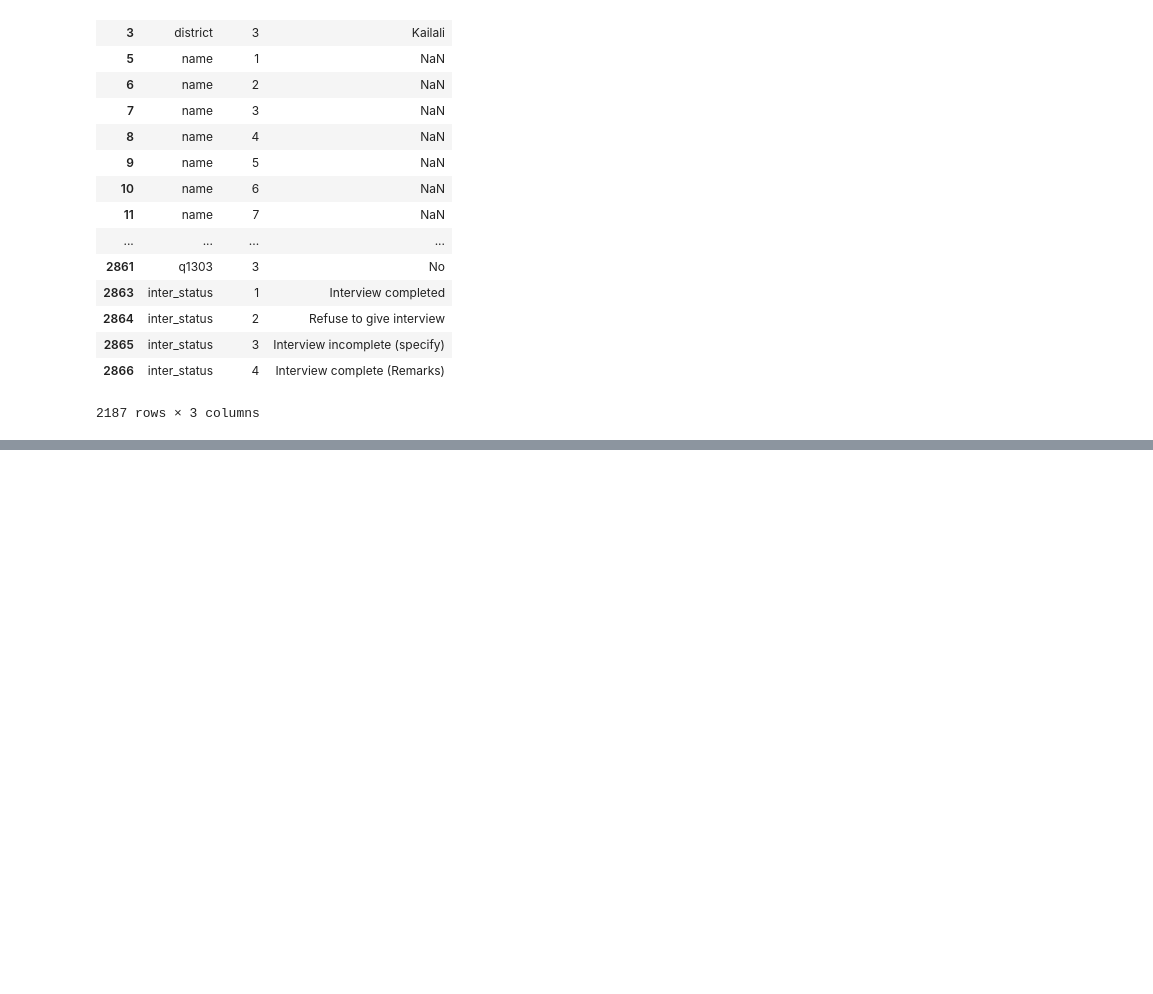
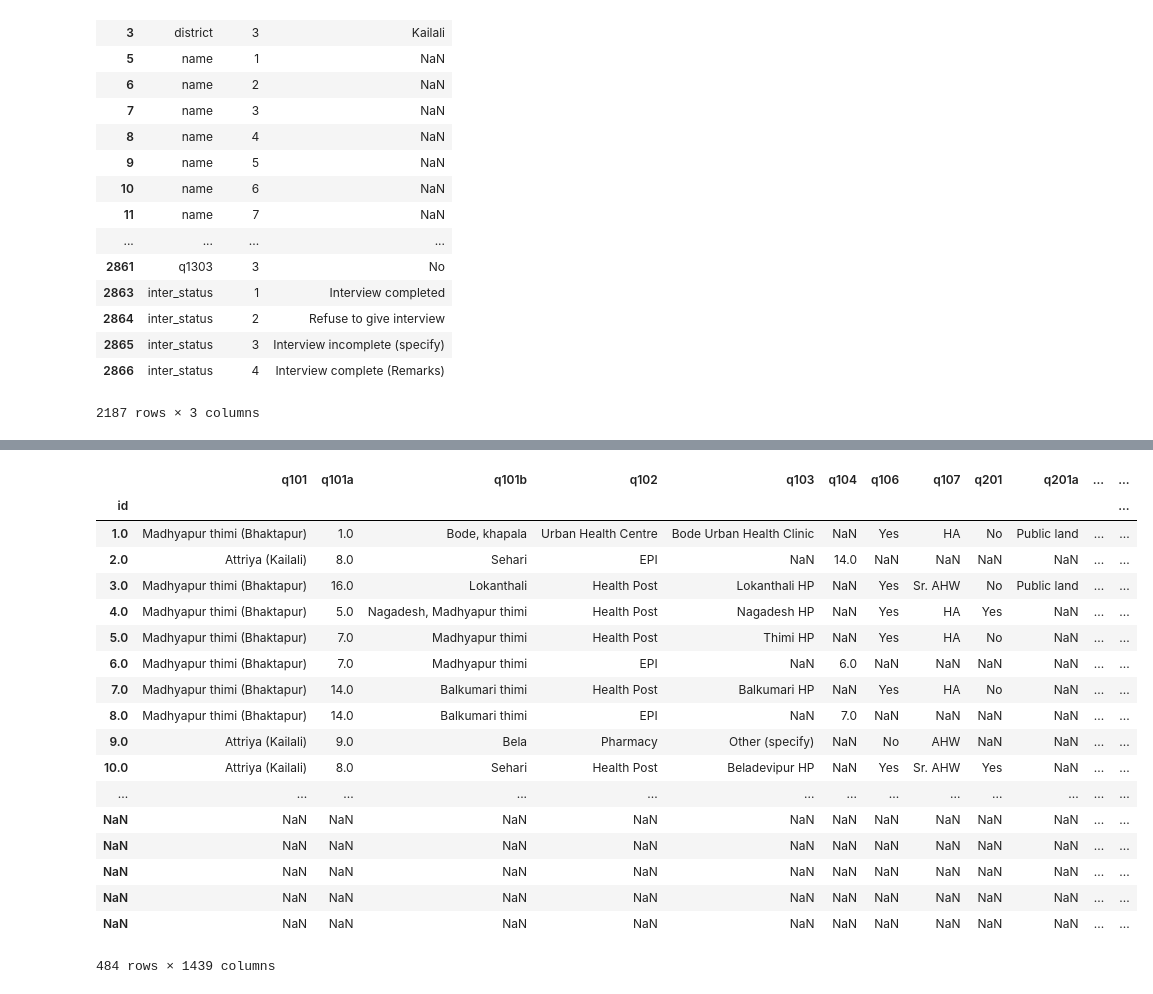
Before and after one commit to kaushu42/everest-hack-the-end, a Jupyter notebook: notebooks/load_files.ipynb, the cells around one changed output, grey strips where cells are left out. Cells and saved outputs as stored; diff of their text form; code cells hidden in the pictures; blank space fills up the shorter version.

Commit message:
mapping

```diff
--- a/notebooks/load_files.ipynb
+++ b/notebooks/load_files.ipynb
@@ -80,7 +74,7 @@ mappings = {}
 for group_name in group_names:
     mappings[group_name] = grouped_choices.get_group(group_name).drop(['list name'], axis=1)
 # %%
-t = mappings['q301a1']
+t = mappings['q102']
 # %%
 dict(t.values)
 # %% [output]
@@ -94,3 +103,25 @@ for i in mappings:
         pass
 # %%
 df_data.to_csv("mapped_data.csv")
+# %%
+df_data
+# %% [output]
+|  | q101 | q101a | q101b | q102 | q103 | q104 | q106 | q107 | q201 | q201a | ... | ... |
+| id |  |  |  |  |  |  |  |  |  |  |  | ... |
+| 1.0 | Madhyapur thimi (Bhaktapur) | 1.0 | Bode, khapala | Urban Health Centre | Bode Urban Health Clinic | NaN | Yes | HA | No | Public land | ... | ... |
+| 2.0 | Attriya (Kailali) | 8.0 | Sehari | EPI | NaN | 14.0 | NaN | NaN | NaN | NaN | ... | ... |
+| 3.0 | Madhyapur thimi (Bhaktapur) | 16.0 | Lokanthali | Health Post | Lokanthali HP | NaN | Yes | Sr. AHW | No | Public land | ... | ... |
+| 4.0 | Madhyapur thimi (Bhaktapur) | 5.0 | Nagadesh, Madhyapur thimi | Health Post | Nagadesh HP | NaN | Yes | HA | Yes | NaN | ... | ... |
+| 5.0 | Madhyapur thimi (Bhaktapur) | 7.0 | Madhyapur thimi | Health Post | Thimi HP | NaN | Yes | HA | No | NaN | ... | ... |
+| 6.0 | Madhyapur thimi (Bhaktapur) | 7.0 | Madhyapur thimi | EPI | NaN | 6.0 | NaN | NaN | NaN | NaN | ... | ... |
+| 7.0 | Madhyapur thimi (Bhaktapur) | 14.0 | Balkumari thimi | Health Post | Balkumari HP | NaN | Yes | HA | No | NaN | ... | ... |
+| 8.0 | Madhyapur thimi (Bhaktapur) | 14.0 | Balkumari thimi | EPI | NaN | 7.0 | NaN | NaN | NaN | NaN | ... | ... |
+| 9.0 | Attriya (Kailali) | 9.0 | Bela | Pharmacy | Other (specify) | NaN | No | AHW | NaN | NaN | ... | ... |
+| 10.0 | Attriya (Kailali) | 8.0 | Sehari | Health Post | Beladevipur HP | NaN | Yes | Sr. AHW | Yes | NaN | ... | ... |
+| ... | ... | ... | ... | ... | ... | ... | ... | ... | ... | ... | ... | ... |
+| NaN | NaN | NaN | NaN | NaN | NaN | NaN | NaN | NaN | NaN | NaN | ... | ... |
+| NaN | NaN | NaN | NaN | NaN | NaN | NaN | NaN | NaN | NaN | NaN | ... | ... |
+| NaN | NaN | NaN | NaN | NaN | NaN | NaN | NaN | NaN | NaN | NaN | ... | ... |
+| NaN | NaN | NaN | NaN | NaN | NaN | NaN | NaN | NaN | NaN | NaN | ... | ... |
+| NaN | NaN | NaN | NaN | NaN | NaN | NaN | NaN | NaN | NaN | NaN | ... | ... |
+484 rows × 1439 columns
```
Also changed, not shown: parts of 5 cells of this notebook, 1 other file.
